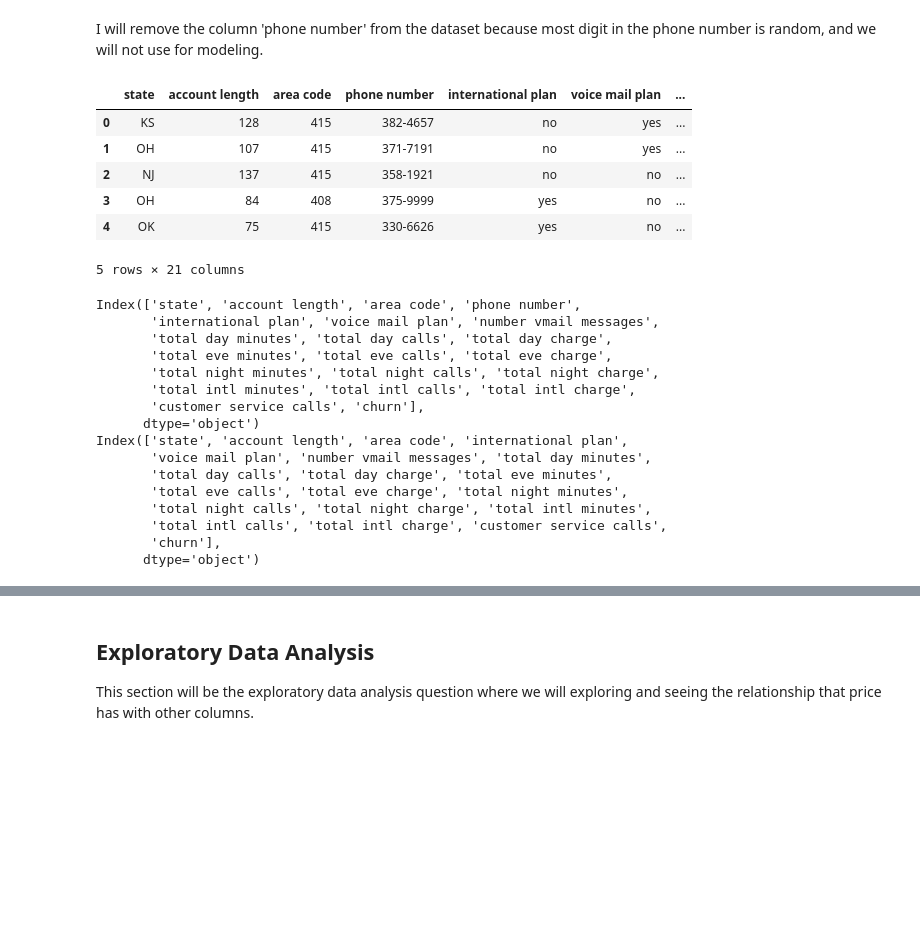
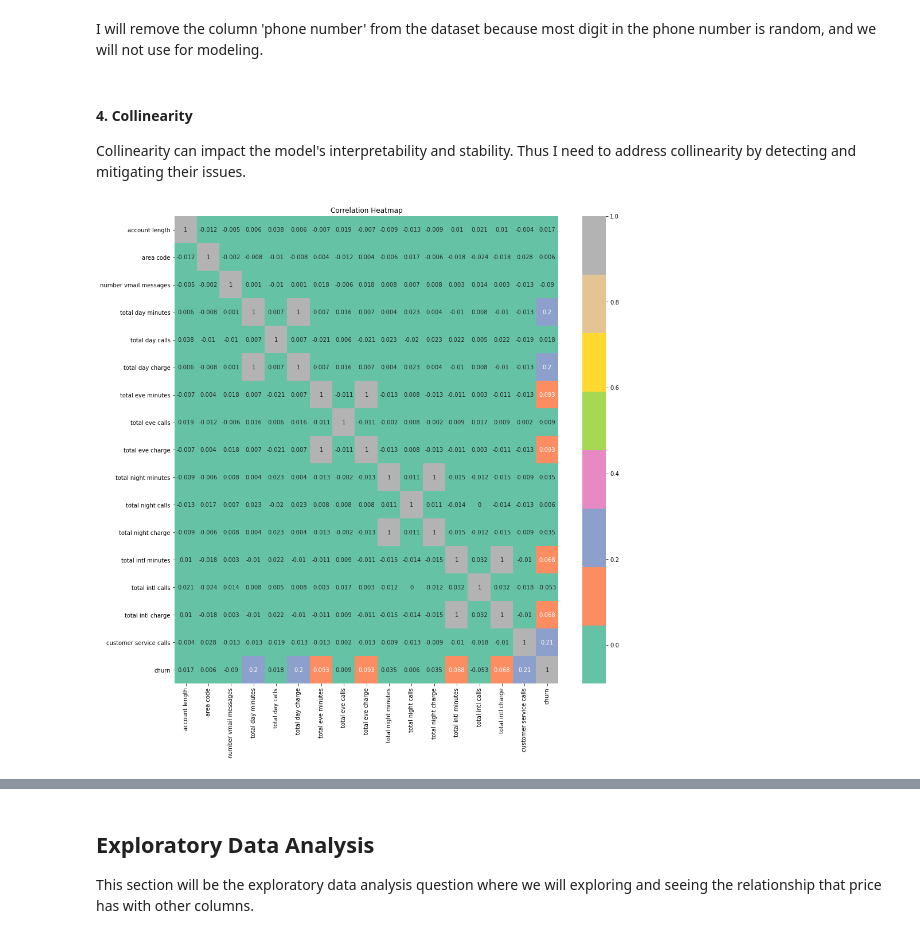
Before and after one commit to HMWIAM/Phase_3_SyriaTel_project_HMWIAM, a Jupyter notebook: A. Original/MINE.ipynb, the cells around one changed output, grey strips where cells are left out. Drawn from its saved outputs; the diff is of its cells as text; code cells hidden in the pictures; blank space fills up the shorter version.

```diff
--- a/A. Original/MINE.ipynb
+++ b/A. Original/MINE.ipynb
@@ -199,33 +181,20 @@ they have the same pattern of outliers meaning thattogether they are not ouliers
 # %% [markdown]
 I will remove the column 'phone number' from the dataset because most digit in the phone number is random, and we will not use for modeling.
-# %%
-df.head()
-# %% [output]
-|  | state | account length | area code | phone number | international plan | voice mail plan | ... |
-| 0 | KS | 128 | 415 | 382-4657 | no | yes | ... |
-| 1 | OH | 107 | 415 | 371-7191 | no | yes | ... |
-| 2 | NJ | 137 | 415 | 358-1921 | no | no | ... |
-| 3 | OH | 84 | 408 | 375-9999 | yes | no | ... |
-| 4 | OK | 75 | 415 | 330-6626 | yes | no | ... |
-5 rows × 21 columns
 # %%
-print(df.columns)
 df = df.drop("phone number", axis=1)
-print(df.columns)
-# %% [output]
-Index(['state', 'account length', 'area code', 'phone number',
-       'international plan', 'voice mail plan', 'number vmail messages',
-       'total day minutes', 'total day calls', 'total day charge',
-       'total eve minutes', 'total eve calls', 'total eve charge',
-       'total night minutes', 'total night calls', 'total night charge',
-       'total intl minutes', 'total intl calls', 'total intl charge',
-       'customer service calls', 'churn'],
-      dtype='object')
-Index(['state', 'account length', 'area code', 'international plan',
-       'voice mail plan', 'number vmail messages', 'total day minutes',
-       'total day calls', 'total day charge', 'total eve minutes',
-       'total eve calls', 'total eve charge', 'total night minutes',
-       'total night calls', 'total night charge', 'total intl minutes',
-       'total intl calls', 'total intl charge', 'customer service calls',
-       'churn'],
-      dtype='object')
+# %% [markdown]
+#### 4. Collinearity
+
+Collinearity can impact the model's interpretability and stability. Thus I need to address collinearity by detecting and mitigating their issues.
+# %%
+# collinearity check
+corr = df.corr()
+
+plt.figure(figsize=(15, 15))
+sns.heatmap(corr.round(3), annot=True, cmap='Set2')
+
+plt.title('Correlation Heatmap')
+
+plt.show()
+# %% [output]
+[figure, added]
```
Also changed, not shown: parts of 26 cells of this notebook, 6 other files.
